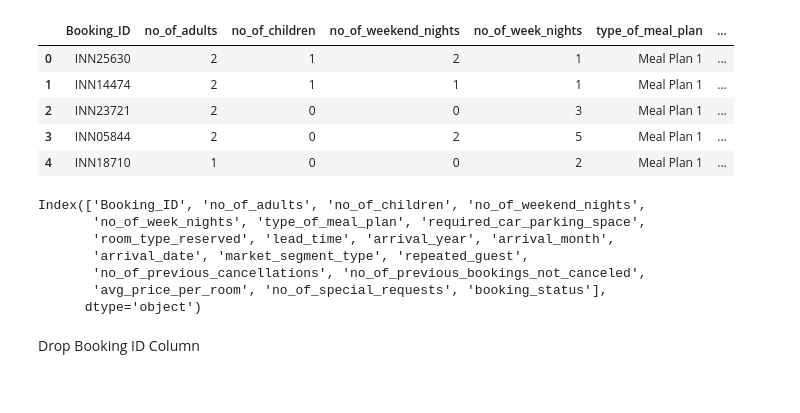
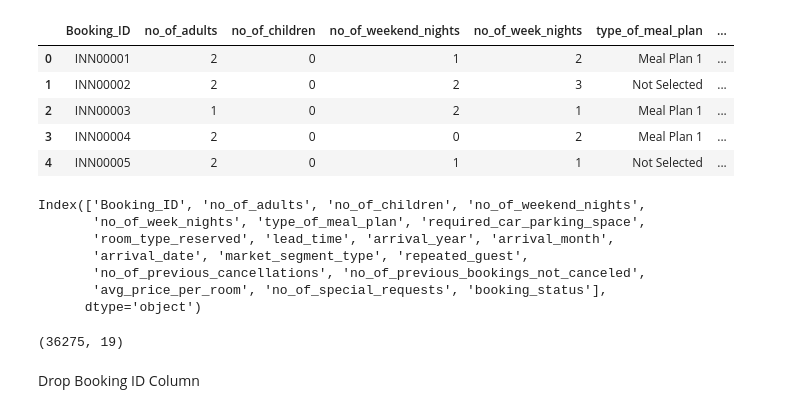
Before and after one commit to AhmadMajde22/Hotel-Reservations, a Jupyter notebook: notebook/notebook.ipynb, the cells around one changed output. Drawn from its saved outputs; the diff is of its cells as text; code cells hidden in the pictures.

```diff
--- a/notebook/notebook.ipynb
+++ b/notebook/notebook.ipynb
@@ -6,16 +6,16 @@ import seaborn as sns
 # %%
 import warnings
 warnings.simplefilter('ignore')
-# %%
-df = pd.read_csv(r"train.csv")
-df.head()
-# %% [output]
-|  | Booking_ID | no_of_adults | no_of_children | no_of_weekend_nights | no_of_week_nights | type_of_meal_plan | ... |
-| 0 | INN25630 | 2 | 1 | 2 | 1 | Meal Plan 1 | ... |
-| 1 | INN14474 | 2 | 1 | 1 | 1 | Meal Plan 1 | ... |
-| 2 | INN23721 | 2 | 0 | 0 | 3 | Meal Plan 1 | ... |
-| 3 | INN05844 | 2 | 0 | 2 | 5 | Meal Plan 1 | ... |
-| 4 | INN18710 | 1 | 0 | 0 | 2 | Meal Plan 1 | ... |
+# %%
+df = pd.read_csv(r"artifacts\raw\raw.csv")
+df.head()
+# %% [output]
+|  | Booking_ID | no_of_adults | no_of_children | no_of_weekend_nights | no_of_week_nights | type_of_meal_plan | ... |
+| 0 | INN00001 | 2 | 0 | 1 | 2 | Meal Plan 1 | ... |
+| 1 | INN00002 | 2 | 0 | 2 | 3 | Not Selected | ... |
+| 2 | INN00003 | 1 | 0 | 2 | 1 | Meal Plan 1 | ... |
+| 3 | INN00004 | 2 | 0 | 0 | 2 | Meal Plan 1 | ... |
+| 4 | INN00005 | 2 | 0 | 1 | 1 | Not Selected | ... |
 # %%
 df.columns
 # %% [output]
@@ -26,6 +26,10 @@ Index(['Booking_ID', 'no_of_adults', 'no_of_children', 'no_of_weekend_nights',
        'no_of_previous_cancellations', 'no_of_previous_bookings_not_canceled',
        'avg_price_per_room', 'no_of_special_requests', 'booking_status'],
       dtype='object')
+# %%
+df.shape
+# %% [output]
+(36275, 19)
 # %% [markdown]
 Drop Booking ID Column
 # %%
```
Also changed, not shown: 6 other files.
